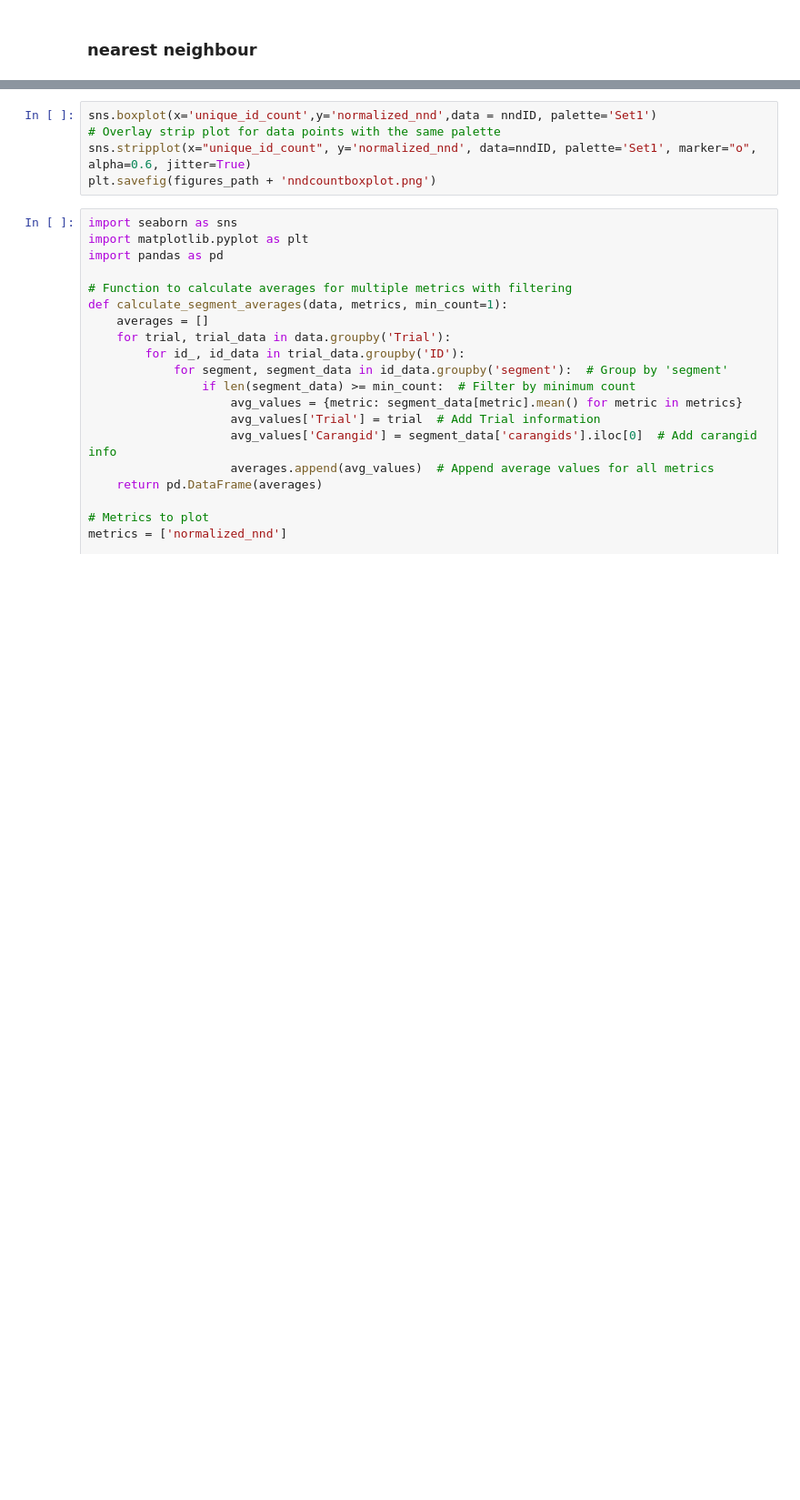
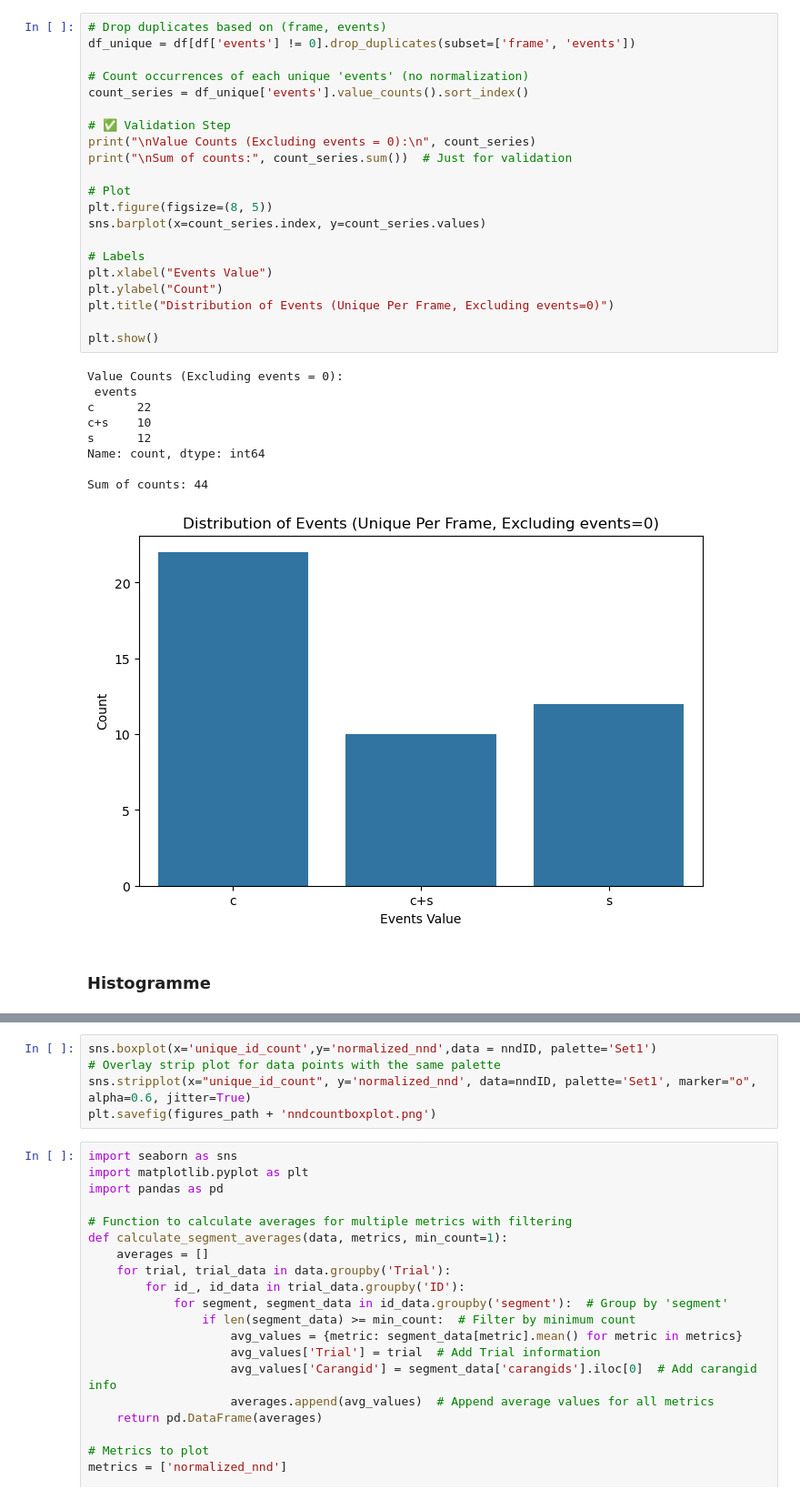
Before and after one commit to albiangela/BSc_code, a Jupyter notebook: sophias_notebooks/Figures.ipynb, the cells around one changed output, grey strips where cells are left out. Shown at 91% size. Drawn from its saved outputs; the diff is of its cells as text; blank space fills up the shorter version.

```diff
--- a/sophias_notebooks/Figures.ipynb
+++ b/sophias_notebooks/Figures.ipynb
@@ -1,2 +117,33 @@
+# %%
+# Drop duplicates based on (frame, events)
+df_unique = df[df['events'] != 0].drop_duplicates(subset=['frame', 'events'])
+
+# Count occurrences of each unique 'events' (no normalization)
+count_series = df_unique['events'].value_counts().sort_index()
+
+# ✅ Validation Step
+print("\nValue Counts (Excluding events = 0):\n", count_series)
+print("\nSum of counts:", count_series.sum())  # Just for validation
+
+# Plot
+plt.figure(figsize=(8, 5))
+sns.barplot(x=count_series.index, y=count_series.values)
+
+# Labels
+plt.xlabel("Events Value")
+plt.ylabel("Count")
+plt.title("Distribution of Events (Unique Per Frame, Excluding events=0)")
+
+plt.show()
+# %% [output]
+Value Counts (Excluding events = 0):
+ events
+c      22
+c+s    10
+s      12
+Name: count, dtype: int64
+
+Sum of counts: 44
+[figure, added]
 # %% [markdown]
-### nearest neighbour
+### Histogramme
```
Also changed, not shown: parts of 21 cells of this notebook, 1 other file.
